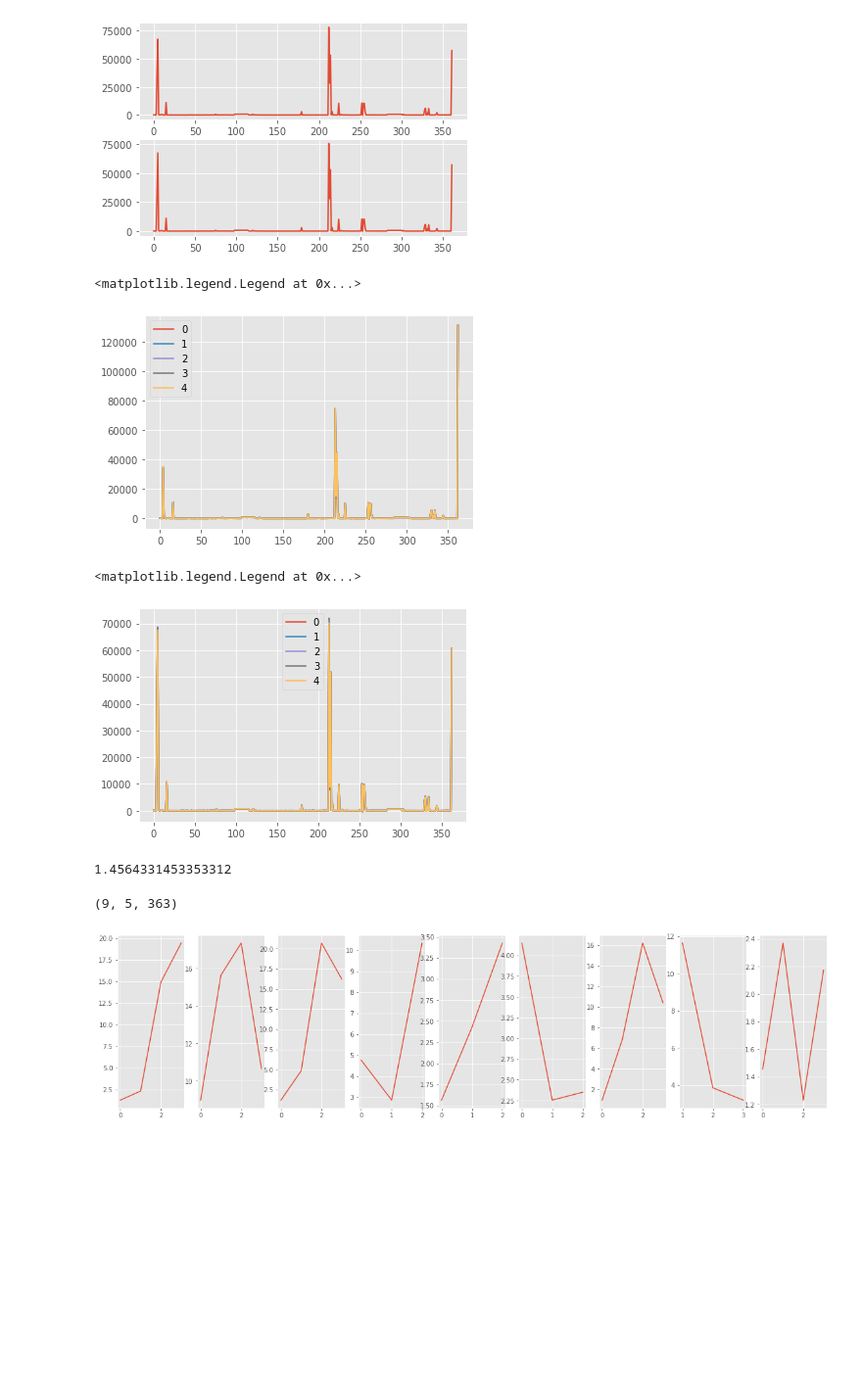
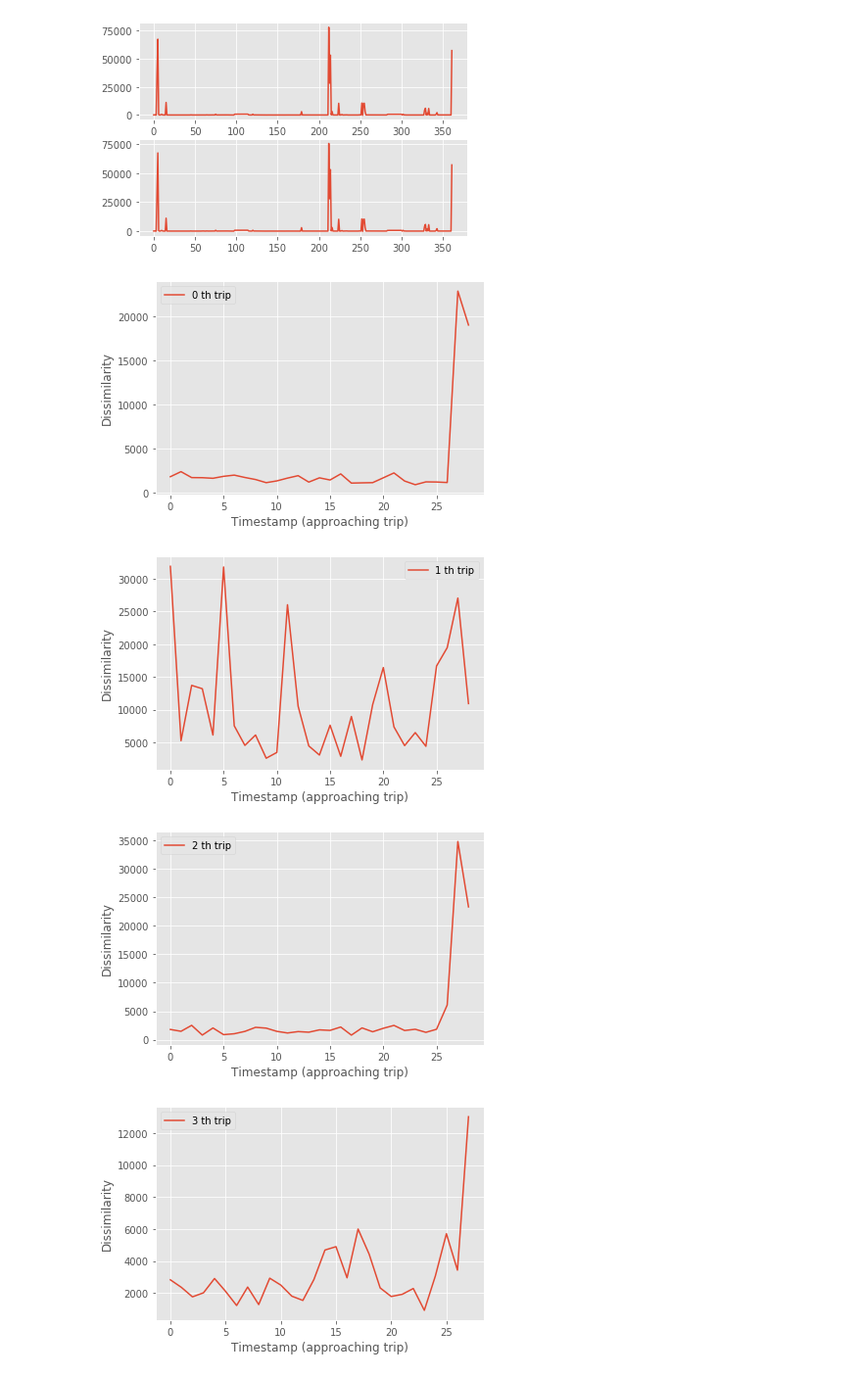
Before and after one commit to Akshat-Tripathi/AIHack20, a Jupyter notebook: Signal_clustering.ipynb, the cells around one changed output. Shown at 98% size. Cells and saved outputs as stored; diff of their text form; code cells hidden in the pictures; blank space fills up the shorter version.

```diff
--- a/Signal_clustering.ipynb
+++ b/Signal_clustering.ipynb
@@ -148,24 +148,6 @@ def signal_near_trip(window):
     signals.append(_)
 
   return np.array(signals)
-# %%
-window = 5
-signals = signal_near_trip(window)
-for i in range(window):
-  plt.plot(signals[8,i],label = i)
-plt.legend()
-# %% [output]
-<matplotlib.legend.Legend at 0x...>
-[figure, removed]
-# %%
-window = 5
-signals = signal_near_trip(window)
-for i in range(window):
-  plt.plot(signals[4,i],label = i)
-plt.legend()
-# %% [output]
-<matplotlib.legend.Legend at 0x...>
-[figure, removed]
 # %%
 def similarity_measure(x,y):
 
@@ -177,15 +159,7 @@ def similarity_measure(x,y):
   t1[:,0] = np.arange(len(y))
   t1[:,1] = y
 
-  return similaritymeasures.curve_length_measure(t0,t1)
+  return similaritymeasures.dtw(t0,t1)[0]
-# %%
-similarity_measure(signals[8,0],signals[8,1])
-# %% [output]
-1.4564331453353312
-# %%
-signals.shape
-# %% [output]
-(9, 5, 363)
 # %%
 def similarities(profiles):
   sim = []
@@ -195,10 +169,19 @@ def similarities(profiles):
       _.append(similarity_measure(profiles[i,j],profiles[i,j+1]))
     sim.append(_)
   return sim
-# %%
-_ = similarities(signals)
-fig,ax = plt.subplots(1,len(_), figsize = (20,5))
-for i in range(len(_)):
-  ax[i].plot(_[i])
-# %% [output]
-[figure, removed]
+# %%
+window = 30
+signals = signal_near_trip(window)
+
+_ = similarities(signals)
+for i in range(len(_)):
+  plt.figure()
+  plt.plot(_[i],label = '%s th trip' %i)
+  plt.legend()
+  plt.xlabel('Timestamp (approaching trip)')
+  plt.ylabel('Dissimilarity')
+# %% [output]
+[figure, added]
+[figure, added]
+[figure, added]
+[figure, added]
```
Also changed, not shown: parts of 2 cells of this notebook.
